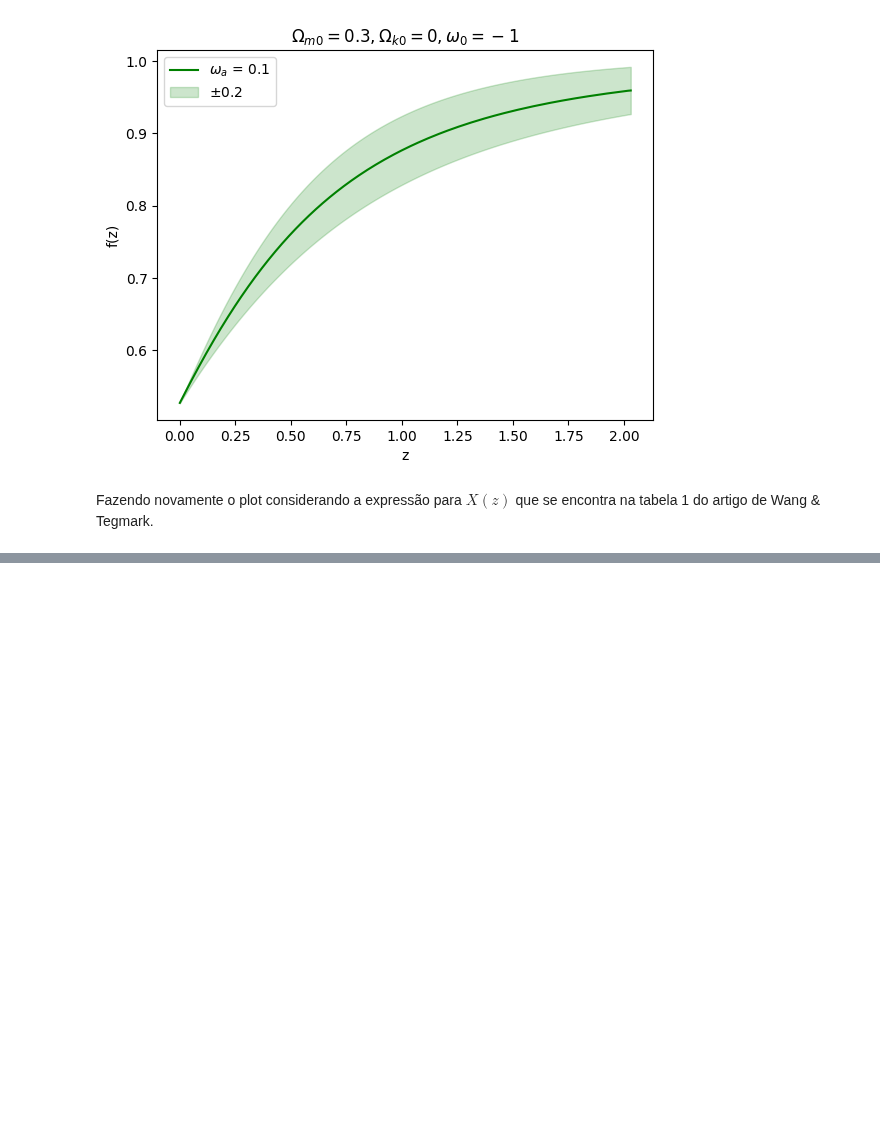
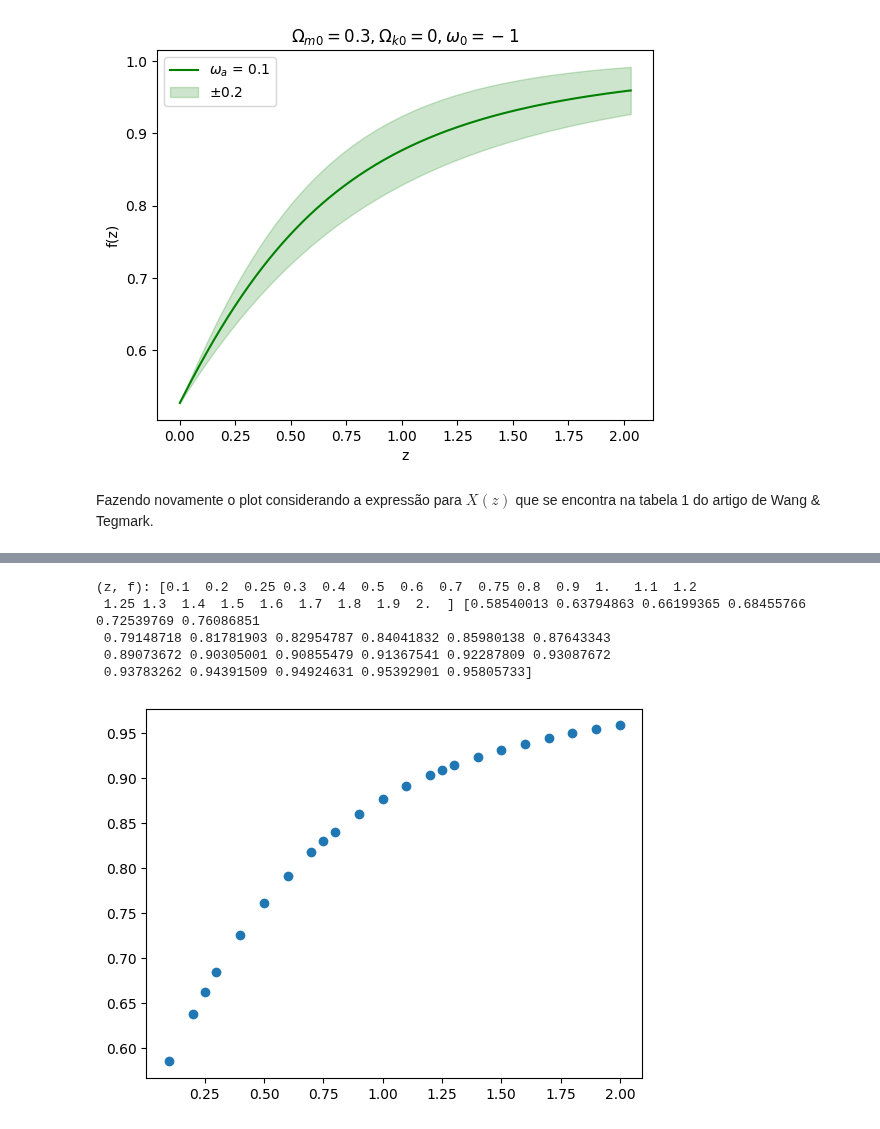
Before and after one commit to fernanda0402/Doutorado, a Jupyter notebook: Taxa_de_crescimento_de_estruturas.ipynb, the cells around one changed output, grey strips where cells are left out. Cells and saved outputs as stored; diff of their text form; code cells hidden in the pictures; blank space fills up the shorter version.

```diff
--- a/Taxa_de_crescimento_de_estruturas.ipynb
+++ b/Taxa_de_crescimento_de_estruturas.ipynb
@@ -274,0 +351,18 @@ plt.show()
+# %%
+# interpolar x, y em uma grade uniforme de z
+interp_func = interp.interp1d(z, f, kind='linear', fill_value='extrapolate')
+
+# calcular f(z) para z = 0.1
+z_teste = np.array([0.1, 0.2, 0.25, 0.3, 0.4, 0.5, 0.6, 0.7, 0.75, 0.8, 0.9, 1, 1.1, 1.2, 1.25, 1.3, 1.4, 1.5, 1.6, 1.7, 1.8, 1.9, 2])
+f_teste = interp_func(z_teste)
+print('(z, f):', z_teste, f_teste)
+
+plt.scatter(z_teste, f_teste)
+plt.show()
+# %% [output]
+(z, f): [0.1  0.2  0.25 0.3  0.4  0.5  0.6  0.7  0.75 0.8  0.9  1.   1.1  1.2
+ 1.25 1.3  1.4  1.5  1.6  1.7  1.8  1.9  2.  ] [0.58540013 0.63794863 0.66199365 0.68455766 0.72539769 0.76086851
+ 0.79148718 0.81781903 0.82954787 0.84041832 0.85980138 0.87643343
+ 0.89073672 0.90305001 0.90855479 0.91367541 0.92287809 0.93087672
+ 0.93783262 0.94391509 0.94924631 0.95392901 0.95805733]
+[figure, added]
```
Also changed, not shown: parts of 3 cells of this notebook.
